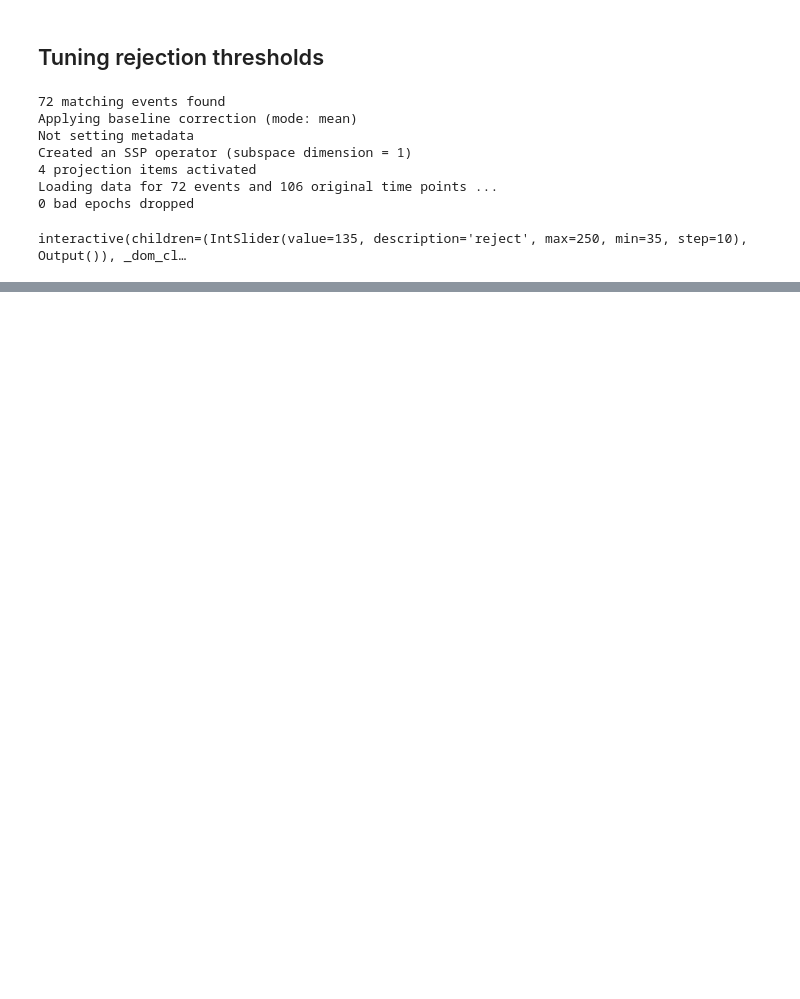
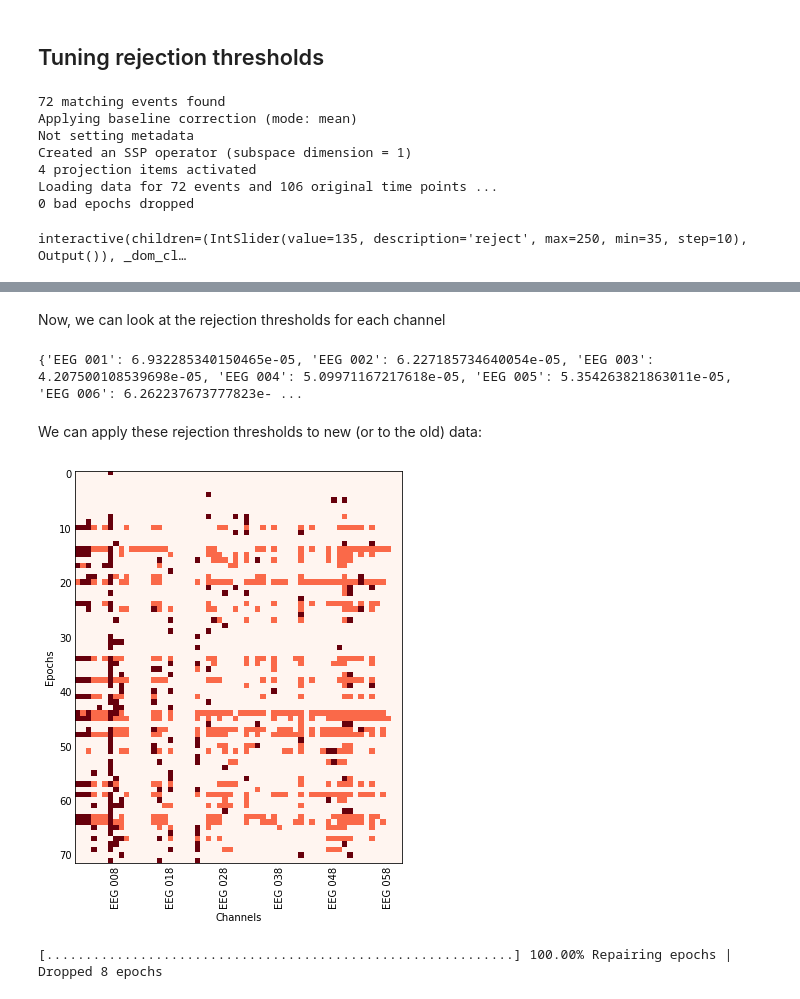
Before and after one commit to jasmainak/mne-workshop-brown, a Jupyter notebook: content/preprocessing/autoreject.ipynb, the cells around one changed output, grey strips where cells are left out. Cells and saved outputs as stored; diff of their text form; code cells hidden in the pictures; blank space fills up the shorter version.

Commit message:
More stuff in autoreject notebook

```diff
--- a/content/preprocessing/autoreject.ipynb
+++ b/content/preprocessing/autoreject.ipynb
@@ -96,6 +96,7 @@ Tuning rejection thresholds
 import matplotlib.pyplot as plt
 from ipywidgets import interact
 
+picks = mne.pick_types(raw.info, meg=False, eeg=True)
 epochs = mne.Epochs(raw, events, event_id, tmin, tmax, proj=True,
                     picks=picks, baseline=baseline, reject=None,
                     preload=True)
@@ -127,0 +134,9 @@ Estimating rejection dictionary for eog
+# %%
+import numpy as np
+from autoreject import AutoReject
+
+n_interpolates = np.array([1, 2, 4])
+consensus_percs = np.linspace(0.5, 1.0, 5)
+
+ar = AutoReject(n_interpolates, consensus_percs, thresh_method='random_search',
+                random_state=42)
@@ -127,0 +145,4 @@ Estimating rejection dictionary for eog
+# %%
+# Note that fitting and transforming can be done on different compatible
+# portions of data if needed.
+ar.fit(epochs['auditory/left'])
@@ -127,0 +171,16 @@ Estimating rejection dictionary for eog
+# %% [markdown]
+Now, we can look at the rejection thresholds for each channel
+# %%
+print(ar.threshes_)
+# %% [output]
+{'EEG 001': 6.932285340150465e-05, 'EEG 002': 6.227185734640054e-05, 'EEG 003': 4.207500108539698e-05, 'EEG 004': 5.09971167217618e-05, 'EEG 005': 5.354263821863011e-05, 'EEG 006': 6.262237673777823e- ...
+# %% [markdown]
+We can apply these rejection thresholds to new (or to the old) data:
+# %%
+ar.get_reject_log(epochs['auditory/left']).plot()
+# %% [output]
+[figure, added]
+# %%
+epochs_clean = ar.transform(epochs['auditory/left'])
+# %% [output]
+[............................................................] 100.00% Repairing epochs |   Dropped 8 epochs
```
Also changed, not shown: parts of 7 cells of this notebook.
